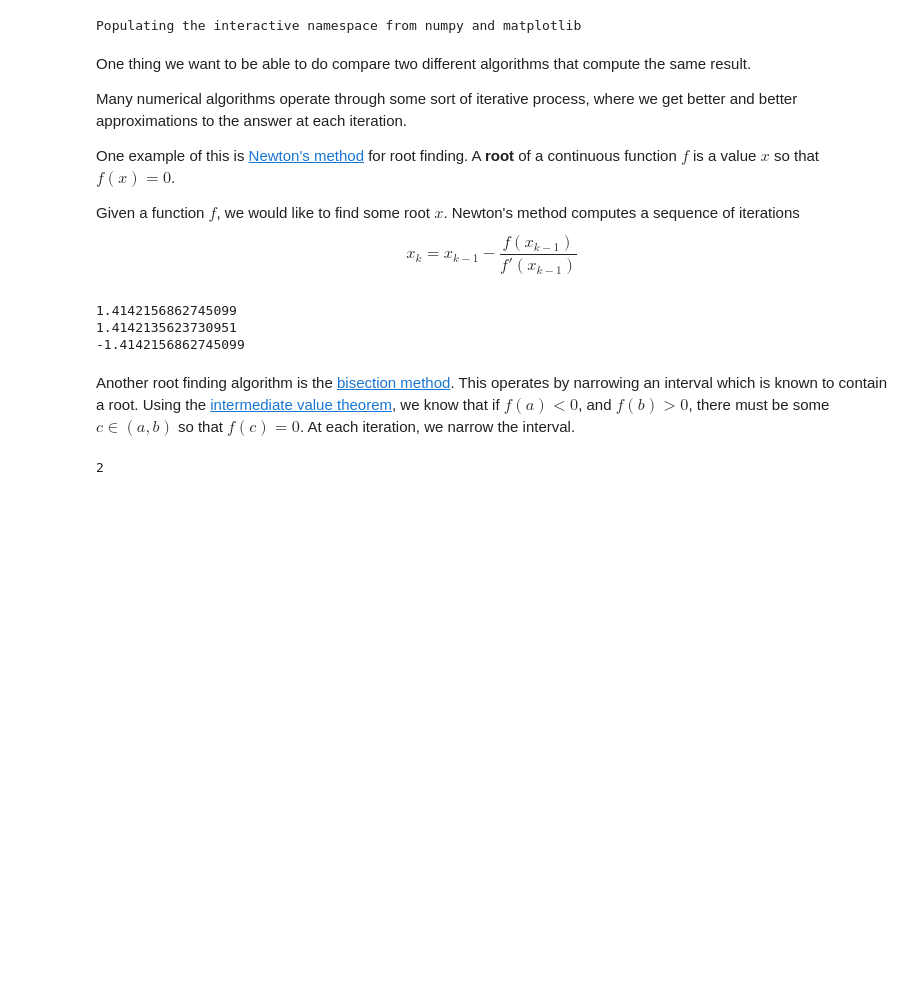
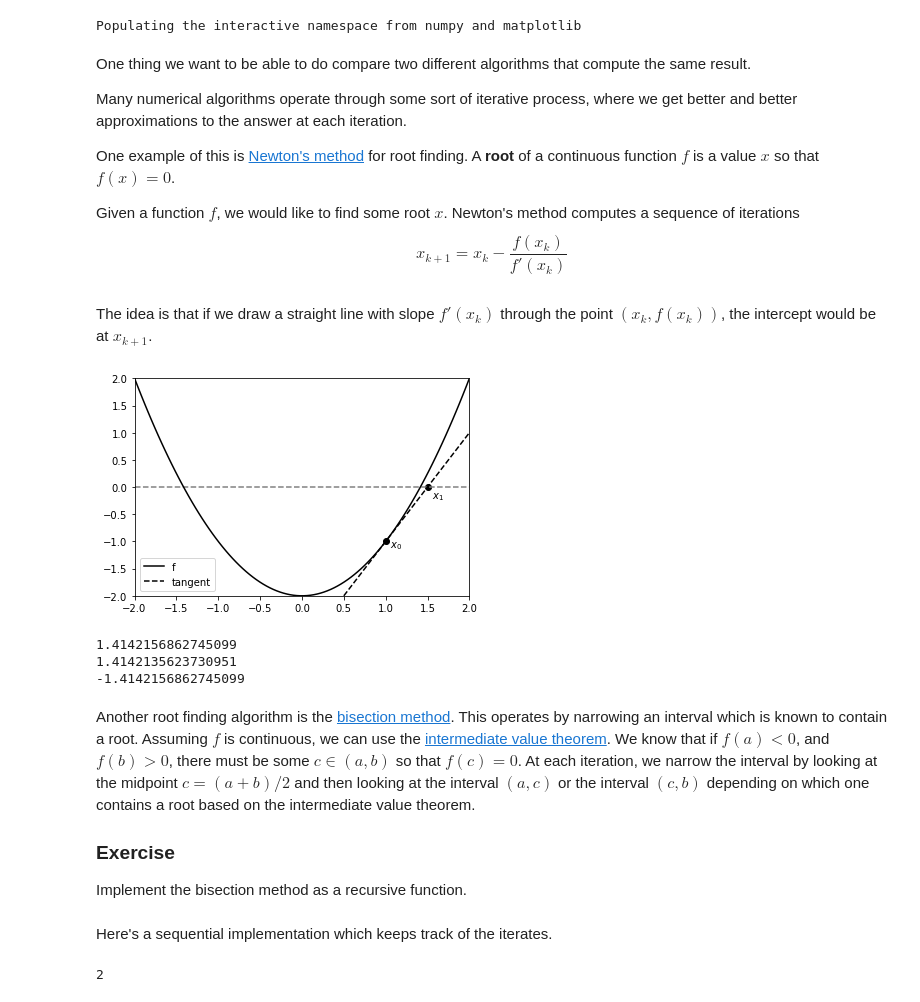
Before and after one commit to caam37830/book, a Jupyter notebook: _sources/04_functions/roots.ipynb, the cells around one changed output. Saved outputs shown, nothing was run; the diff lists cells and outputs as text; code cells hidden in the pictures; blank space fills up the shorter version.

```diff
--- a/_sources/04_functions/roots.ipynb
+++ b/_sources/04_functions/roots.ipynb
@@ -12,7 +12,7 @@ Many numerical algorithms operate through some sort of iterative process, where
 One example of this is [Newton's method](https://en.wikipedia.org/wiki/Newton%27s_method) for root finding.  A **root** of a continuous function $f$ is a value $x$ so that $f(x) = 0$.
 
 Given a function $f$, we would like to find some root $x$. Newton's method computes a sequence of iterations
-$$ x_k = x_{k-1} - \frac{f(x_{k-1})}{f'(x_{k-1})}$$
+$$ x_{k+1} = x_{k} - \frac{f(x_{k})}{f'(x_{k})}$$
 # %%
 def newton_root(f, fp, x=1, tol=1e-4):
     """
@@ -28,6 +39,29 @@ def newton_root(f, fp, x=1, tol=1e-4):
         fs.append(fx)
 
     return x, iters, fs
+# %% [markdown]
+The idea is that if we draw a straight line with slope $f'(x_k)$ through the point $(x_k, f(x_k))$, the intercept would be at $x_{k+1}$.
+# %%
+f = lambda x : x**2 - 2
+fp = lambda x : 2*x
+
+xmin, xmax = -2, 2
+xs = np.linspace(xmin, xmax, 100)
+x0 = 1
+plt.plot(xs, f(xs), 'k-', label='f') # plot the function
+plt.hlines(0, xmin, xmax, colors='gray', linestyles='dashed') # dashed line for y = 0
+plt.scatter(x0, f(x0), c='k')
+plt.text(x0 + 0.05, f(x0) - 0.1, r'$x_0$') # x0 label
+x1 = x0 - f(x0)/fp(x0)
+plt.plot(xs, fp(x0)*(xs - x1), 'k--', label='tangent')
+plt.scatter(x1, 0, c='k')
+plt.text(x1 + 0.05, -0.2, r'$x_1$') # x1 label
+plt.xlim(xmin, xmax)
+plt.ylim(xmin, xmax)
+plt.legend()
+plt.show()
+# %% [output]
+[figure, added]
 # %%
 f = lambda x : x**2 - 2
 fp = lambda x : 2*x
@@ -44,4 +78,8 @@ print(x)
 1.4142135623730951
 -1.4142156862745099
 # %% [markdown]
-Another root finding algorithm is the [bisection method](https://en.wikipedia.org/wiki/Bisection_method).  This operates by narrowing an interval which is known to contain a root.  Using the [intermediate value theorem](https://en.wikipedia.org/wiki/Intermediate_value_theorem), we know that if $f(a) < 0$, and $f(b) > 0$, there must be some $c\in (a,b)$ so that $f(c) = 0$.  At each iteration, we narrow the interval.
+Another root finding algorithm is the [bisection method](https://en.wikipedia.org/wiki/Bisection_method).  This operates by narrowing an interval which is known to contain a root.  Assuming $f$ is continuous, we can use the [intermediate value theorem](https://en.wikipedia.org/wiki/Intermediate_value_theorem). We know that if $f(a) < 0$, and $f(b) > 0$, there must be some $c\in (a,b)$ so that $f(c) = 0$.  At each iteration, we narrow the interval by looking at the midpoint $c = (a + b)/2$ and then looking at the interval $(a,c)$ or the interval $(c,b)$ depending on which one contains a root based on the intermediate value theorem.
+
+### Exercise
+
+Implement the bisection method as a recursive function.
@@ -48,3 +88,5 @@ Another root finding algorithm is the [bisection method](https://en.wikipedia.or
+# %% [markdown]
+Here's a sequential implementation which keeps track of the iterates.
 # %%
 def bisection_root(f, lb=-1, ub=1, tol=1e-4):
     """
```
Also changed, not shown: parts of 13 cells of this notebook, 10 other files.
